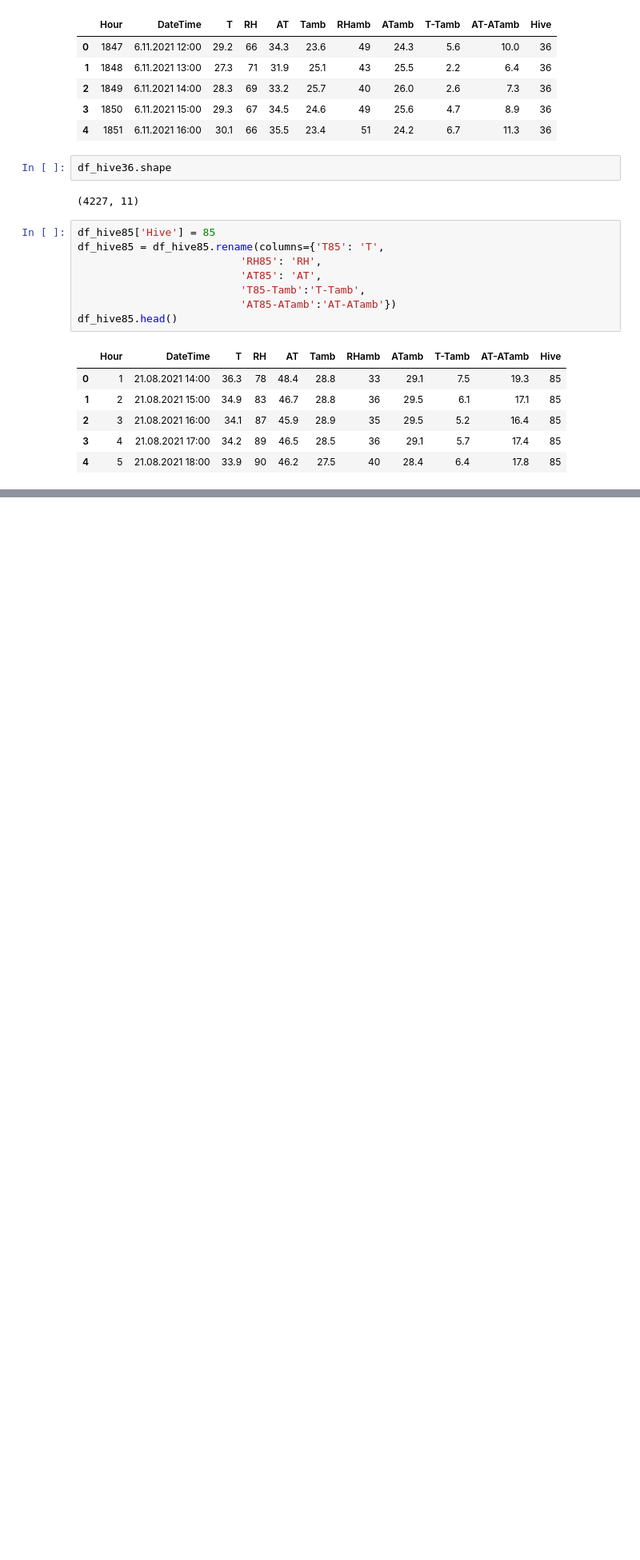
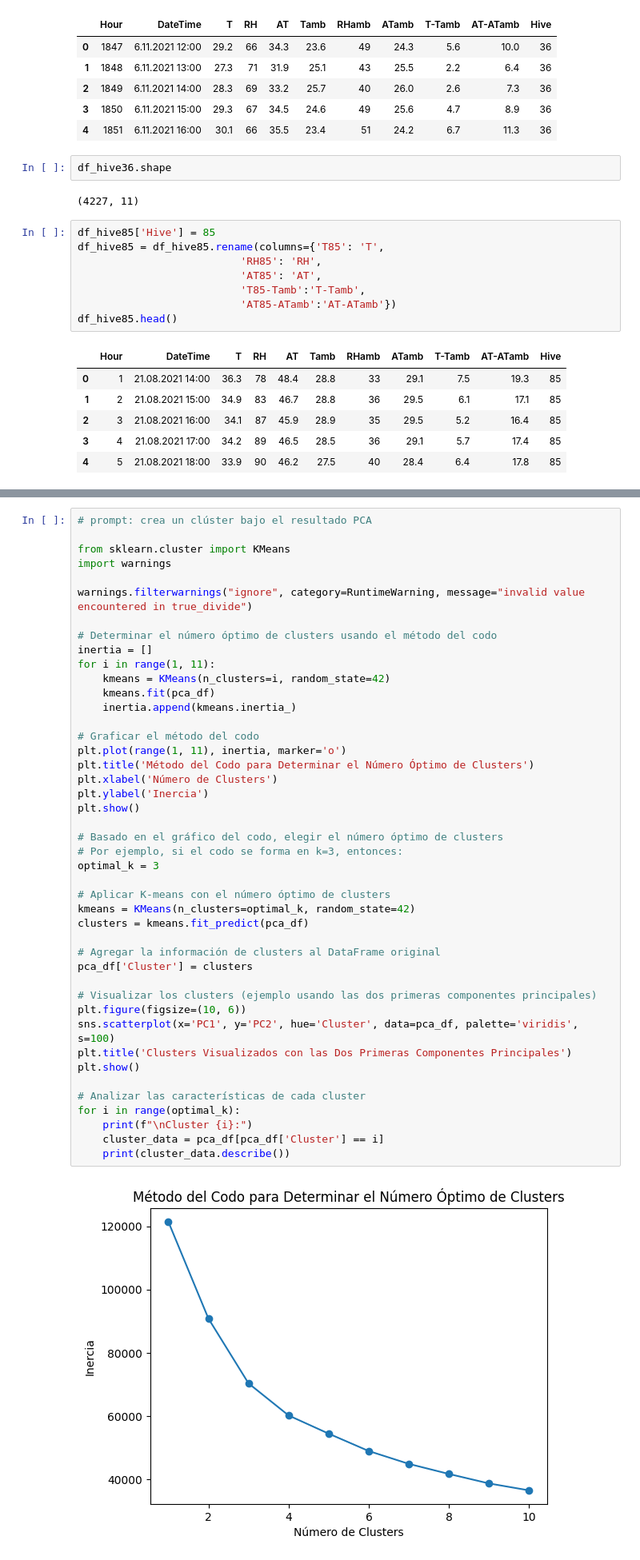
Before and after one commit to Samave02/HoneyTic-, a Jupyter notebook: Beehives/beehives.ipynb, the cells around one changed output, grey strips where cells are left out. Shown at 80% size. Drawn from its saved outputs; the diff is of its cells as text; blank space fills up the shorter version.

```diff
--- a/Beehives/beehives.ipynb
+++ b/Beehives/beehives.ipynb
@@ -106,0 +364,46 @@ Name: Hive, dtype: int64
+# %%
+# prompt: crea un clúster bajo el resultado PCA
+
+from sklearn.cluster import KMeans
+import warnings
+
+warnings.filterwarnings("ignore", category=RuntimeWarning, message="invalid value encountered in true_divide")
+
+# Determinar el número óptimo de clusters usando el método del codo
+inertia = []
+for i in range(1, 11):
+    kmeans = KMeans(n_clusters=i, random_state=42)
+    kmeans.fit(pca_df)
+    inertia.append(kmeans.inertia_)
+
+# Graficar el método del codo
+plt.plot(range(1, 11), inertia, marker='o')
+plt.title('Método del Codo para Determinar el Número Óptimo de Clusters')
+plt.xlabel('Número de Clusters')
+plt.ylabel('Inercia')
+plt.show()
+
+# Basado en el gráfico del codo, elegir el número óptimo de clusters
+# Por ejemplo, si el codo se forma en k=3, entonces:
+optimal_k = 3
+
+# Aplicar K-means con el número óptimo de clusters
+kmeans = KMeans(n_clusters=optimal_k, random_state=42)
+clusters = kmeans.fit_predict(pca_df)
+
+# Agregar la información de clusters al DataFrame original
+pca_df['Cluster'] = clusters
+
+# Visualizar los clusters (ejemplo usando las dos primeras componentes principales)
+plt.figure(figsize=(10, 6))
+sns.scatterplot(x='PC1', y='PC2', hue='Cluster', data=pca_df, palette='viridis', s=100)
+plt.title('Clusters Visualizados con las Dos Primeras Componentes Principales')
+plt.show()
+
+# Analizar las características de cada cluster
+for i in range(optimal_k):
+    print(f"\nCluster {i}:")
+    cluster_data = pca_df[pca_df['Cluster'] == i]
+    print(cluster_data.describe())
+# %% [output]
+[figure, added]
```
Also changed, not shown: parts of 23 cells of this notebook.
